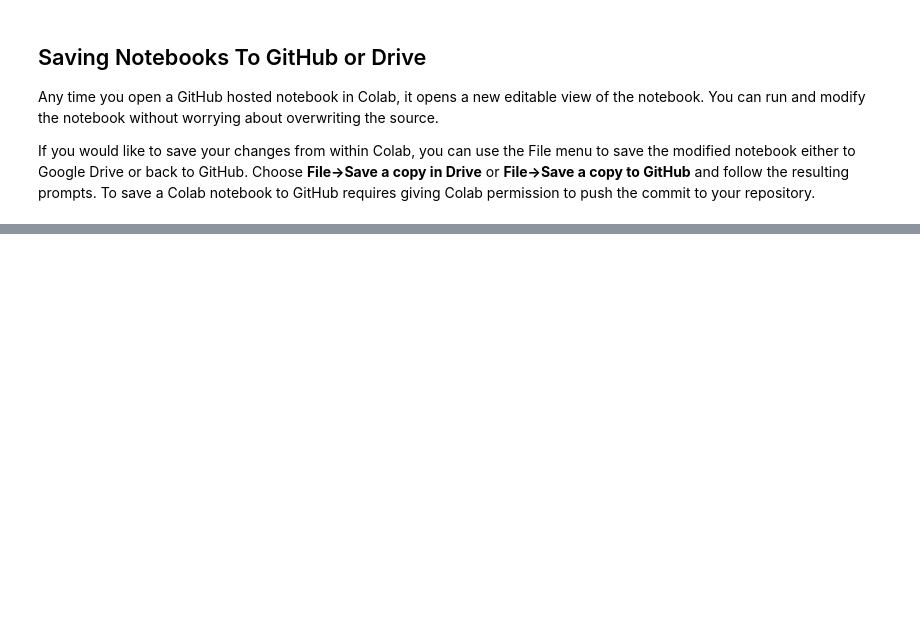
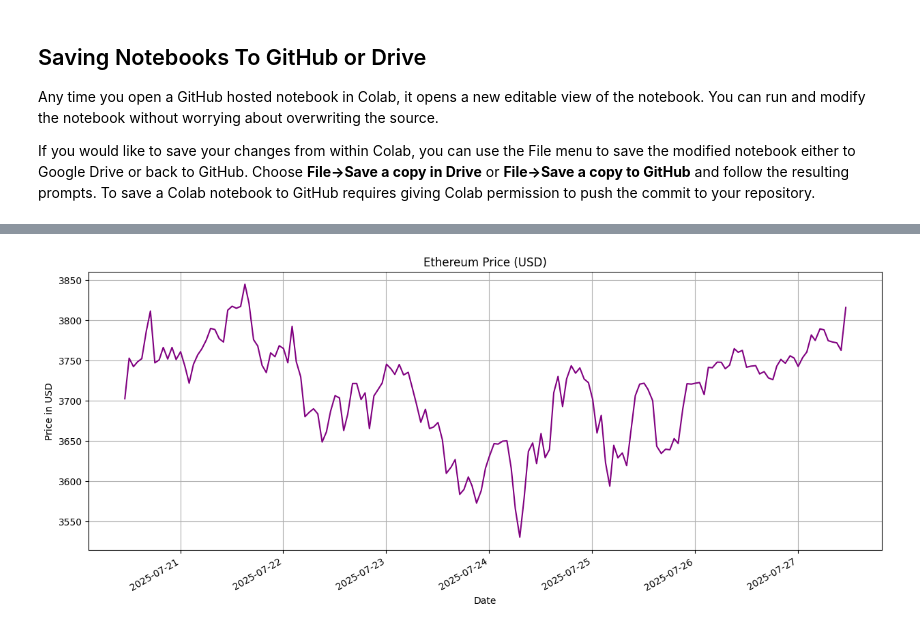
Before and after one commit to Adithya-b-03/Data-Analysis-miniProjects, a Jupyter notebook: notebooks/colab-github-demo.ipynb, the cells around one changed output, grey strips where cells are left out. Drawn from its saved outputs; the diff is of its cells as text; code cells hidden in the pictures; blank space fills up the shorter version.

Commit message:
imported dataset and executed basic methods like info,shape,.. and visualized

```diff
--- a/notebooks/colab-github-demo.ipynb
+++ b/notebooks/colab-github-demo.ipynb
@@ -89,0 +69,9 @@ Timestamp('2025-07-19 18:19:46.427982')
+# %%
+import requests
+
+url = "https://api.coingecko.com/api/v3/ping"
+headers = {"User-Agent": "Mozilla/5.0"}
+
+response = requests.get(url, headers=headers)
+print(response.status_code)
+print(response.text)
@@ -89,0 +81,26 @@ Timestamp('2025-07-19 18:19:46.427982')
+# %%
+import requests
+from datetime import datetime
+
+def get_eth_prices(days=7):
+    url = "https://api.coingecko.com/api/v3/coins/ethereum/market_chart"
+    params = {
+        "vs_currency": "usd",
+        "days": days
+    }
+    response = requests.get(url, params=params)
+    response.raise_for_status()
+    data = response.json()
+
+    prices = data.get("prices", [])
+    return [
+        {
+            "datetime": datetime.fromtimestamp(ts / 1000),
+            "ClosePrice": price
+        }
+        for ts, price in prices
+    ]
+# %%
+eth_data = get_eth_prices()
+eth_df = pd.DataFrame(eth_data)
+eth_df.set_index("datetime", inplace=True)
@@ -89,0 +127,9 @@ Timestamp('2025-07-19 18:19:46.427982')
+# %%
+import matplotlib.pyplot as plt
+eth_df['ClosePrice'].plot(title='Ethereum Price (USD)', figsize=(15, 6), color='purple')
+plt.xlabel('Date')
+plt.ylabel('Price in USD')
+plt.grid(True)
+plt.show()
+# %% [output]
+[figure, added]
```
Also changed, not shown: parts of 5 cells of this notebook.
